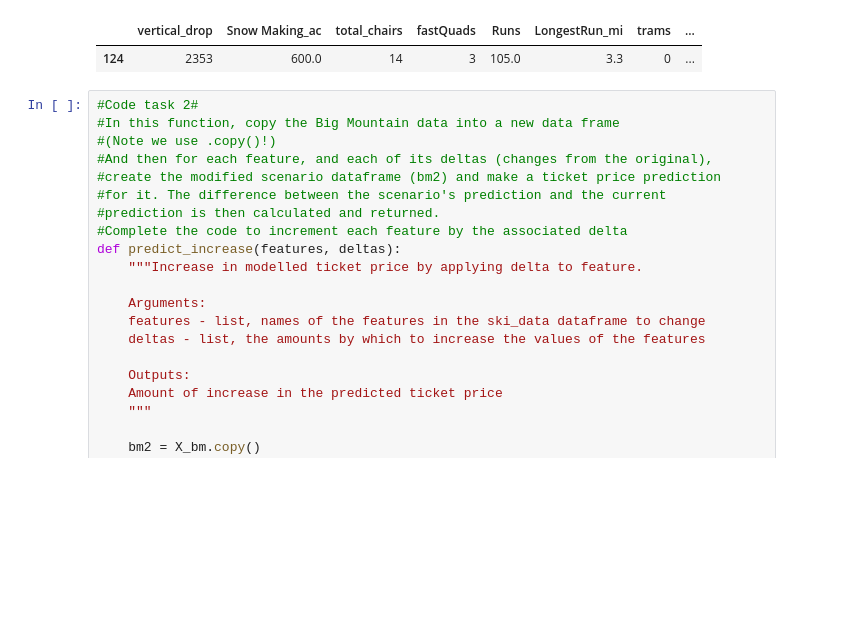
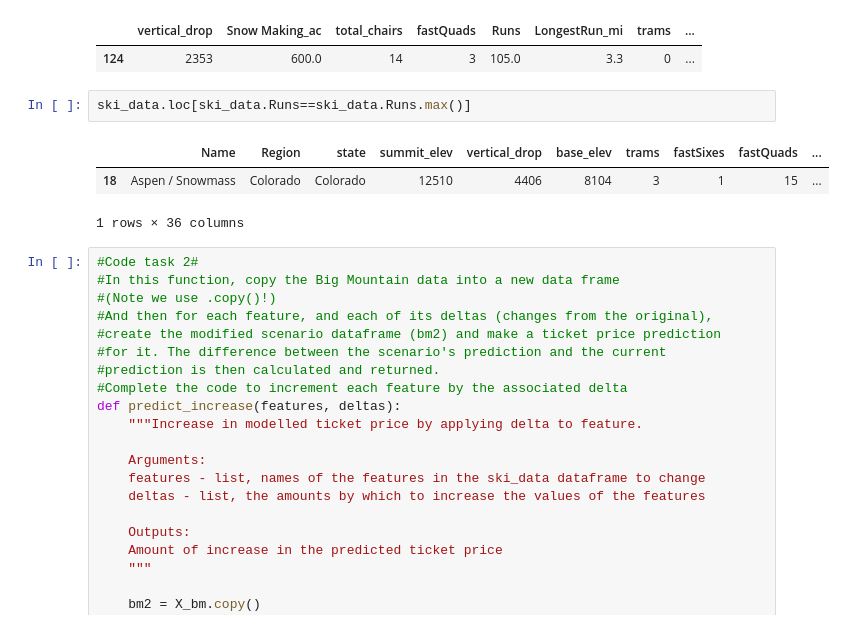
Before and after one commit to Aisling-C/DataScienceGuidedCapstone, a Jupyter notebook: Notebooks/05_modeling.ipynb, the cells around one changed output. Saved outputs shown, nothing was run; the diff lists cells and outputs as text; blank space fills up the shorter version.

```diff
--- a/Notebooks/05_modeling.ipynb
+++ b/Notebooks/05_modeling.ipynb
@@ -287,6 +291,12 @@ big_mountain[all_feats]
 # %% [output]
 |  | vertical_drop | Snow Making_ac | total_chairs | fastQuads | Runs | LongestRun_mi | trams | ... |
 | 124 | 2353 | 600.0 | 14 | 3 | 105.0 | 3.3 | 0 | ... |
+# %%
+ski_data.loc[ski_data.Runs==ski_data.Runs.max()]
+# %% [output]
+|  | Name | Region | state | summit_elev | vertical_drop | base_elev | trams | fastSixes | fastQuads | ... |
+| 18 | Aspen / Snowmass | Colorado | Colorado | 12510 | 4406 | 8104 | 3 | 1 | 15 | ... |
+1 rows × 36 columns
 # %%
 #Code task 2#
 #In this function, copy the Big Mountain data into a new data frame
```
Also changed, not shown: parts of 2 cells of this notebook, 1 other file.
